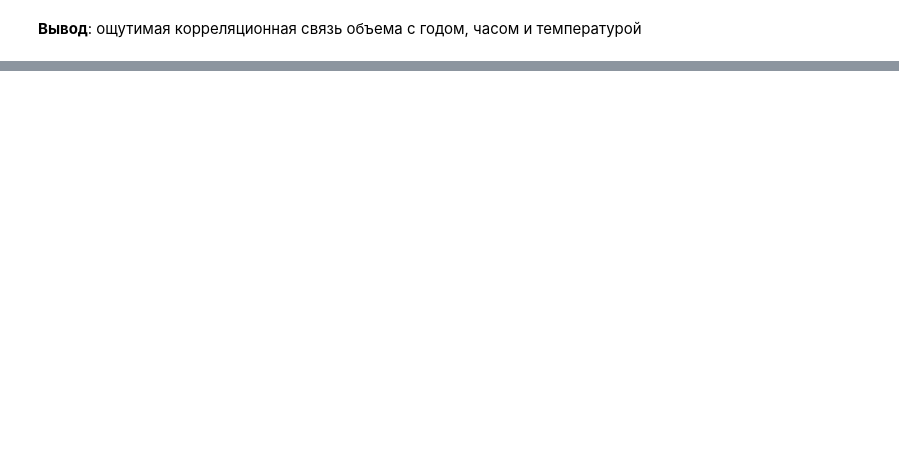
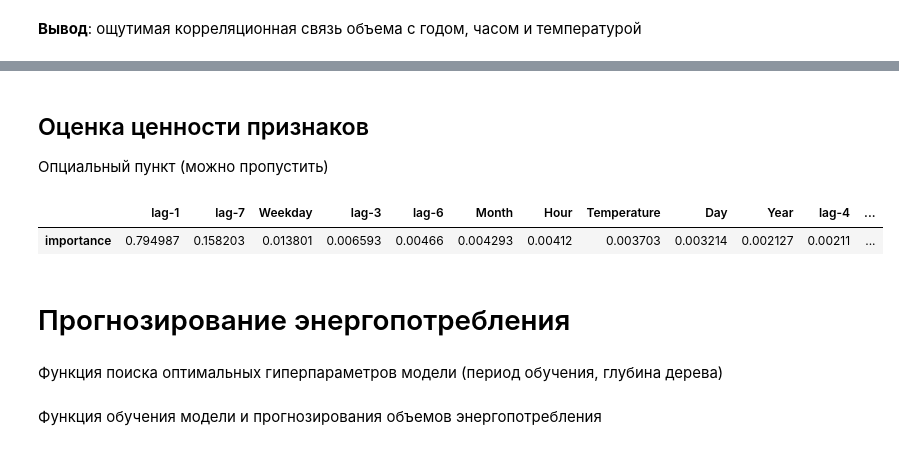
Before and after one commit to caapel/ForecastPowerEnergy, a Jupyter notebook: daily_forecast_Tatarstan_XGBoost.ipynb, the cells around one changed output, grey strips where cells are left out. Drawn from its saved outputs; the diff is of its cells as text; code cells hidden in the pictures; blank space fills up the shorter version.

```diff
--- a/daily_forecast_Tatarstan_XGBoost.ipynb
+++ b/daily_forecast_Tatarstan_XGBoost.ipynb
@@ -1050,0 +416,21 @@ May 2024 MAPE: 2.202%
+# %% [markdown]
+## Оценка ценности признаков
+Опциальный пункт (можно пропустить)
+# %%
+# классификация ценности признаков в контексте регрессора XGBoost
+selector = xgb.XGBRegressor(random_state=10)
+result = selector.fit(df_general.drop(columns=['Date', 'Volume']), df_general['Volume'])
+
+features_table = pd.DataFrame(result.feature_importances_,
+                              index = df_general.drop(columns=['Date', 'Volume']).columns,
+                              columns = ['importance'])
+
+features_table = features_table.sort_values(by='importance', ascending=False).T
+features_table
+# %% [output]
+|  | lag-1 | lag-7 | Weekday | lag-3 | lag-6 | Month | Hour | Temperature | Day | Year | lag-4 | ... |
+| importance | 0.794987 | 0.158203 | 0.013801 | 0.006593 | 0.00466 | 0.004293 | 0.00412 | 0.003703 | 0.003214 | 0.002127 | 0.00211 | ... |
+# %% [markdown]
+# Прогнозирование энергопотребления
+# %% [markdown]
+Функция поиска оптимальных гиперпараметров модели (период обучения, глубина дерева)
@@ -1050,0 +492,2 @@ May 2024 MAPE: 2.202%
+# %% [markdown]
+Функция обучения модели и прогнозирования объемов энергопотребления
```
Also changed, not shown: parts of 66 cells of this notebook, 3 other files.
